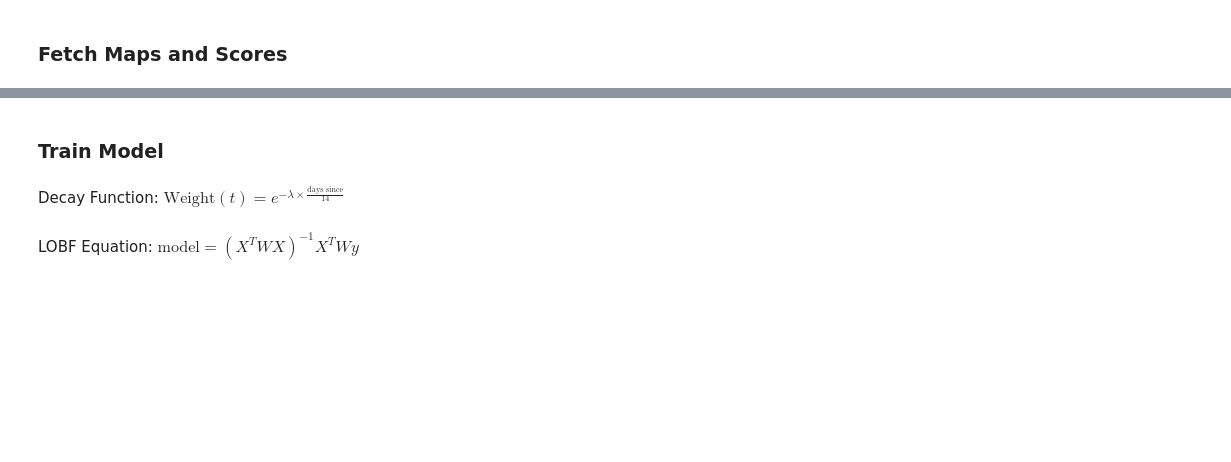
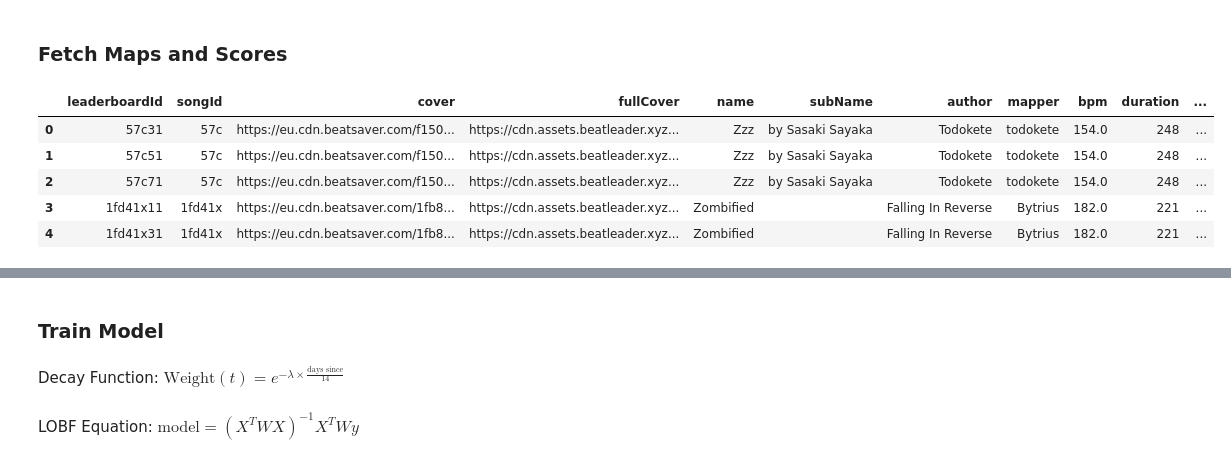
Before and after one commit to GG-Angel/beatranker-backend, a Jupyter notebook: app/pipeline.ipynb, the cells around one changed output, grey strips where cells are left out. Saved outputs shown, nothing was run; the diff lists cells and outputs as text; code cells hidden in the pictures; blank space fills up the shorter version.

```diff
--- a/app/pipeline.ipynb
+++ b/app/pipeline.ipynb
@@ -11,6 +11,15 @@ from fetcher import fetch_maps, fetch_scores
 # %%
 # get ranked maps
 maps_df = fetch_maps()
+# %%
+maps_df.head()
+# %% [output]
+|  | leaderboardId | songId | cover | fullCover | name | subName | author | mapper | bpm | duration | ... |
+| 0 | 57c31 | 57c | https://eu.cdn.beatsaver.com/f150... | https://cdn.assets.beatleader.xyz... | Zzz | by Sasaki Sayaka | Todokete | todokete | 154.0 | 248 | ... |
+| 1 | 57c51 | 57c | https://eu.cdn.beatsaver.com/f150... | https://cdn.assets.beatleader.xyz... | Zzz | by Sasaki Sayaka | Todokete | todokete | 154.0 | 248 | ... |
+| 2 | 57c71 | 57c | https://eu.cdn.beatsaver.com/f150... | https://cdn.assets.beatleader.xyz... | Zzz | by Sasaki Sayaka | Todokete | todokete | 154.0 | 248 | ... |
+| 3 | 1fd41x11 | 1fd41x | https://eu.cdn.beatsaver.com/1fb8... | https://cdn.assets.beatleader.xyz... | Zombified |  | Falling In Reverse | Bytrius | 182.0 | 221 | ... |
+| 4 | 1fd41x31 | 1fd41x | https://eu.cdn.beatsaver.com/1fb8... | https://cdn.assets.beatleader.xyz... | Zombified |  | Falling In Reverse | Bytrius | 182.0 | 221 | ... |
 # %%
 # get player scores
 id = "thinkingswag"
```
Also changed, not shown: parts of 1 cell of this notebook, 1 other file.
